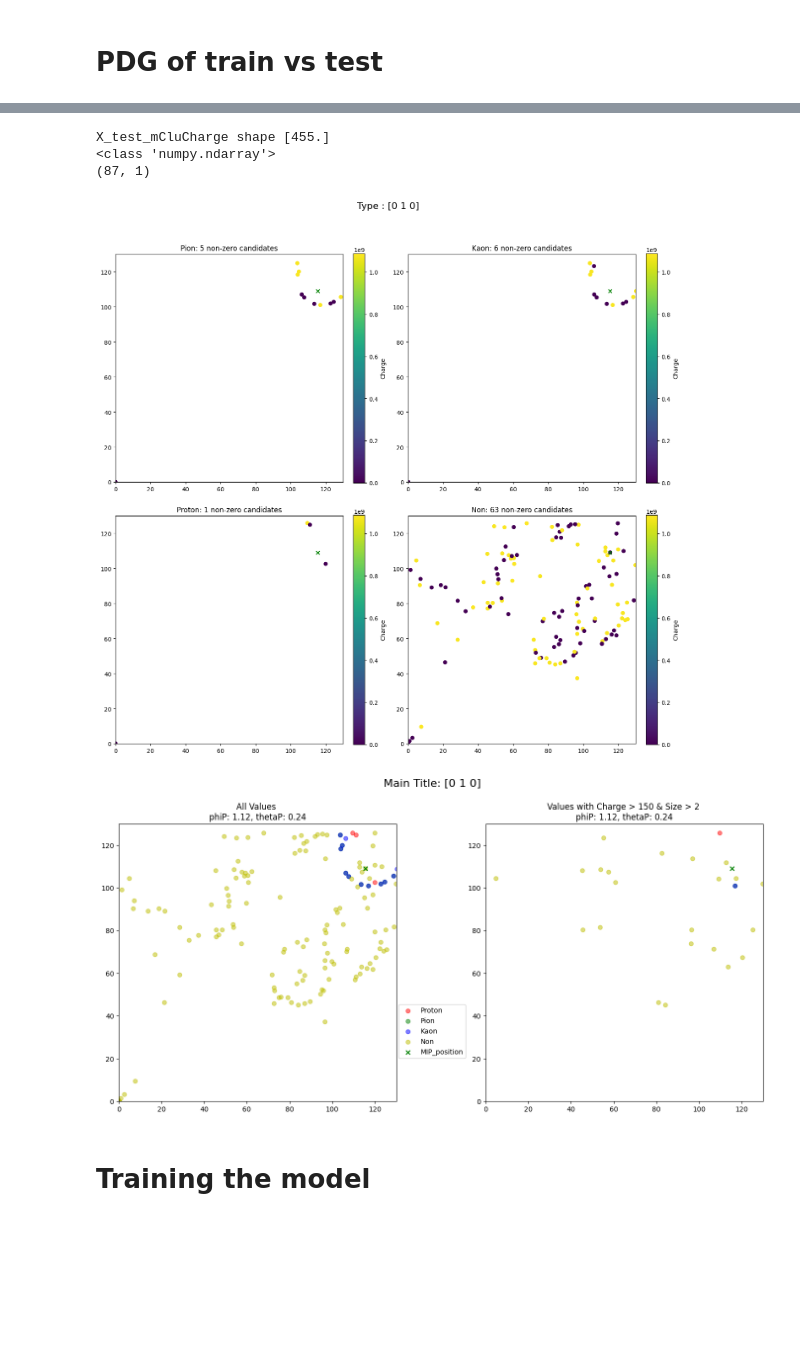
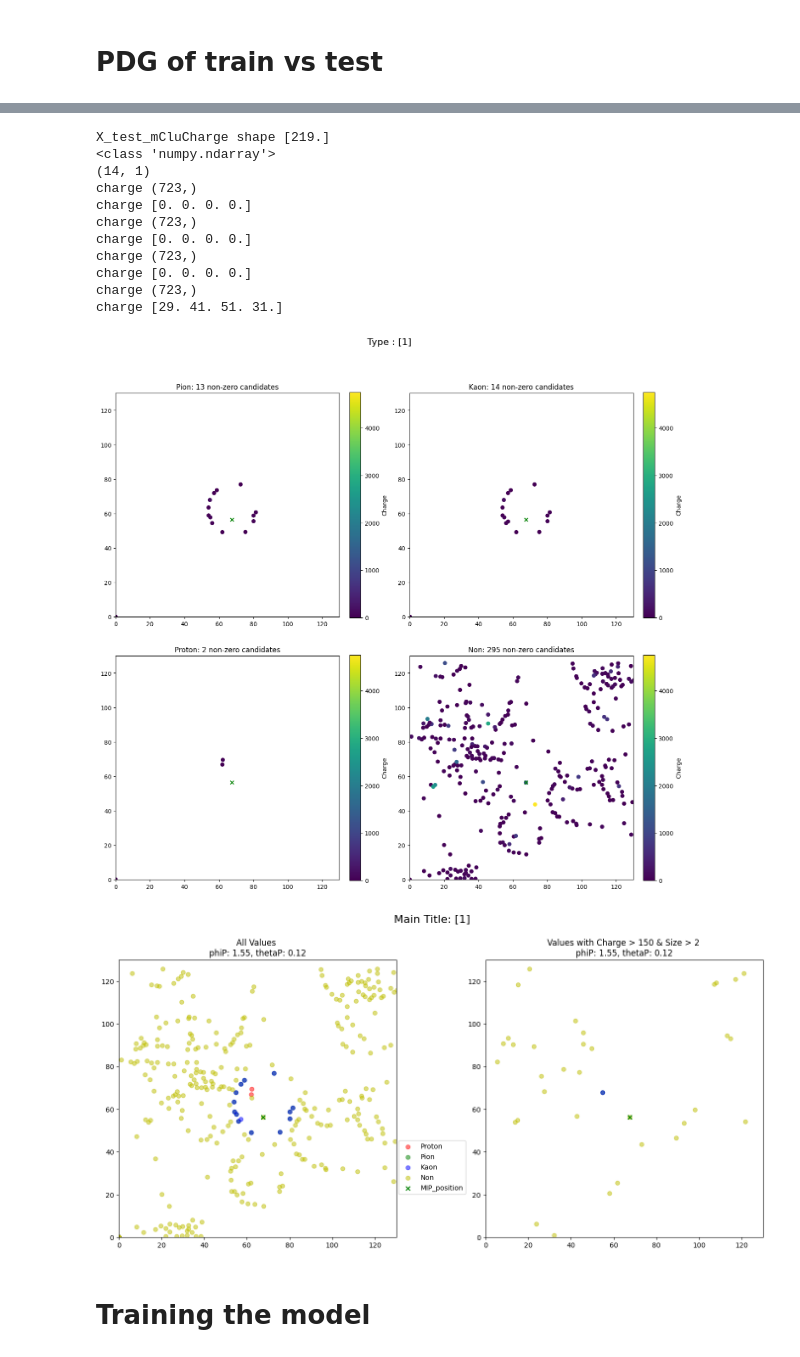
Before and after one commit to eflatlan/CNN_PID, a Jupyter notebook: Segmentation_HMPID.ipynb, the cells around one changed output, grey strips where cells are left out. Cells and saved outputs as stored; diff of their text form; code cells hidden in the pictures; blank space fills up the shorter version.

```diff
--- a/Segmentation_HMPID.ipynb
+++ b/Segmentation_HMPID.ipynb
@@ -1513,7 +1516,8 @@ drive_path = '/content/drive/MyDrive/Colab Notebooks/CERN_ML/CNN_PID/'
 
 # files_to_read = glob.glob(drive_path  +  "data2.h5")
 
-files_to_read = glob.glob(drive_path  +  "fixedMipCharge/" + "*.h5")
+# files_to_read = glob.glob(drive_path  +  "fixedMipCharge/" + "*.h5")
+files_to_read = glob.glob(drive_path  +  "fixedMipCharge/testCharge/" + "*.h5")
 
 
 #files_to_read = glob.glob(drive_path + "Lead/" + "*.h5")
@@ -1700,30 +1704,38 @@ plt.show()
 # %%
 #plot_combined_types(1, X_train_pion_candidates, X_train_kaon_candidates, X_train_proton_candidates, X_train_non_candidates)
 # plot_individual_types(5, X_train_pion_candidates, X_train_kaon_candidates, X_train_proton_candidates, X_train_non_candidates)
 
-index = 4
+index = 0
 X_train_mCluCharge = X_train["X_train_mCluCharge"]
 X_train_mCluSize = X_train["X_train_mCluSize"]
 X_test_mCluCharge = X_test["X_test_mCluCharge"]
 X_test_mCluSize = X_test["X_test_mCluSize"]
 
 print(f"X_test_mCluCharge shape {X_test_mCluCharge[1]}")
 
 #def plot_individual_types(idx, x_pion, x_kaon, x_proton, x_non, MIP_charge, MIP_position, RAD_position, y_train, log_scale):
 plot_individual_types(idx = index, x_pion = X_test_pion_candidates, x_kaon = X_test_kaon_candidates, x_proton = X_test_proton_candidates, x_non =  X_test_non_candidates, MIP_charge = X_test_mCluCharge, MIP_position =  X_test_mip_position, RAD_position = X_test_rad_position, y_train = y_test, log_scale = False)
 
 
 #def plot_combined_types(i, x_pion, x_kaon, x_proton, x_non, MIP_position, RAD_position, phiP, thetaP, y_train):
 plot_combined_types(index, X_test_pion_candidates, X_test_kaon_candidates, X_test_proton_candidates, X_test_non_candidates,X_test_mip_position, X_test_rad_position, X_test_phi, X_test_theta, y_train = y_test)
 
 
 #plot_combined_types3(index, X_test_pion_candidates, X_test_kaon_candidates, X_test_proton_candidates, X_test_non_candidates,X_test_mip_position, X_test_rad_position, X_test_phi, X_test_theta, y_test)
 # %% [output]
-X_test_mCluCharge shape [455.]
+X_test_mCluCharge shape [219.]
 <class 'numpy.ndarray'>
-(87, 1)
+(14, 1)
+charge (723,)
+charge [0. 0. 0. 0.]
+charge (723,)
+charge [0. 0. 0. 0.]
+charge (723,)
+charge [0. 0. 0. 0.]
+charge (723,)
+charge [29. 41. 51. 31.]
-[figure, old version]
+[figure, new version]
-[figure, old version]
+[figure, new version]
 # %% [markdown]
 # Training the model
 # %%
```
Also changed, not shown: parts of 14 cells of this notebook.
